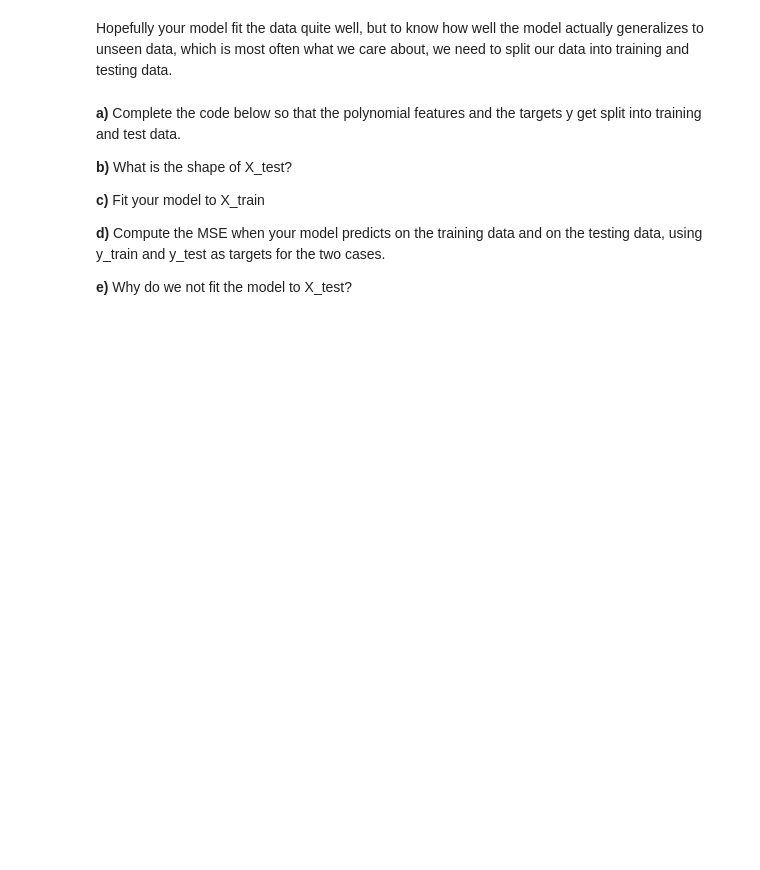
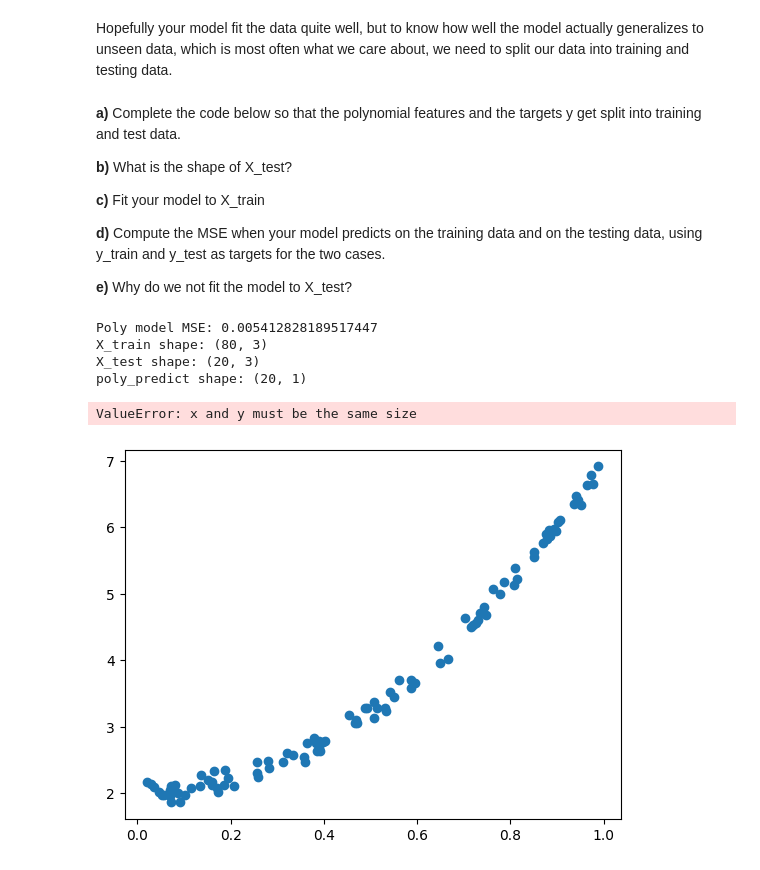
Before and after one commit to BartoszTrela/applied-data-analysis-and-ml, a Jupyter notebook: exercises/E1.ipynb, the cells around one changed output. Drawn from its saved outputs; the diff is of its cells as text; code cells hidden in the pictures; blank space fills up the shorter version.

Commit message:
train test split

```diff
--- a/exercises/E1.ipynb
+++ b/exercises/E1.ipynb
@@ -147,6 +149,28 @@ from sklearn.model_selection import train_test_split
 
 **e)** Why do we not fit the model to X_test?
 # %%
-polynomial_features = ...
+polynomial_features = PolynomialFeatures(degree=2)
 
-#X_train, X_test, y_train, y_test = train_test_split(polynomial_features, y, test_size=0.2)
+X_train, X_test, y_train, y_test = train_test_split(polynomial_features.fit_transform(x), y, test_size=0.2)
+
+poly_model = LinearRegression().fit(poly_features.fit_transform(X_train), y_train)
+poly_predict = poly_model.predict(poly_features.fit_transform(X_test))
+poly_mse = mean_squared_error(y_test, poly_predict)
+
+print(f"Poly model MSE: {poly_mse}")
+print(f"X_train shape: {X_train.shape}")
+print(f"X_test shape: {X_test.shape}")
+print(f"poly_predict shape: {poly_predict.shape}")
+
+plt.scatter(x, y, label = "Data")
+plt.scatter(X_test[:, 1], poly_predict, label = "Poly model test")
+
+plt.legend()
+plt.show()
+# %% [output]
+Poly model MSE: 0.005412828189517447
+X_train shape: (80, 3)
+X_test shape: (20, 3)
+poly_predict shape: (20, 1)
+ValueError: x and y must be the same size
+[figure, added]
```
Also changed, not shown: parts of 1 cell of this notebook.
